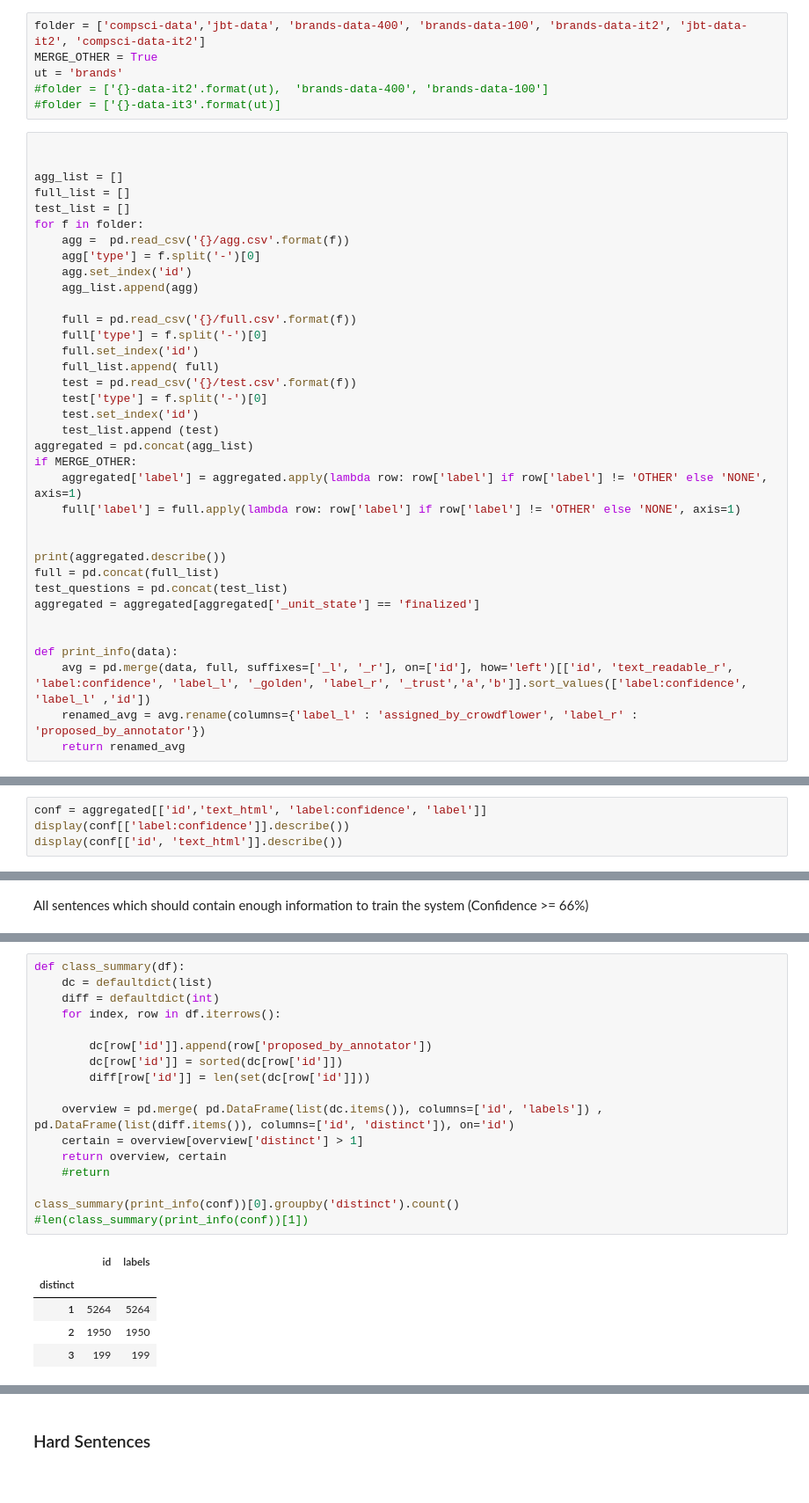
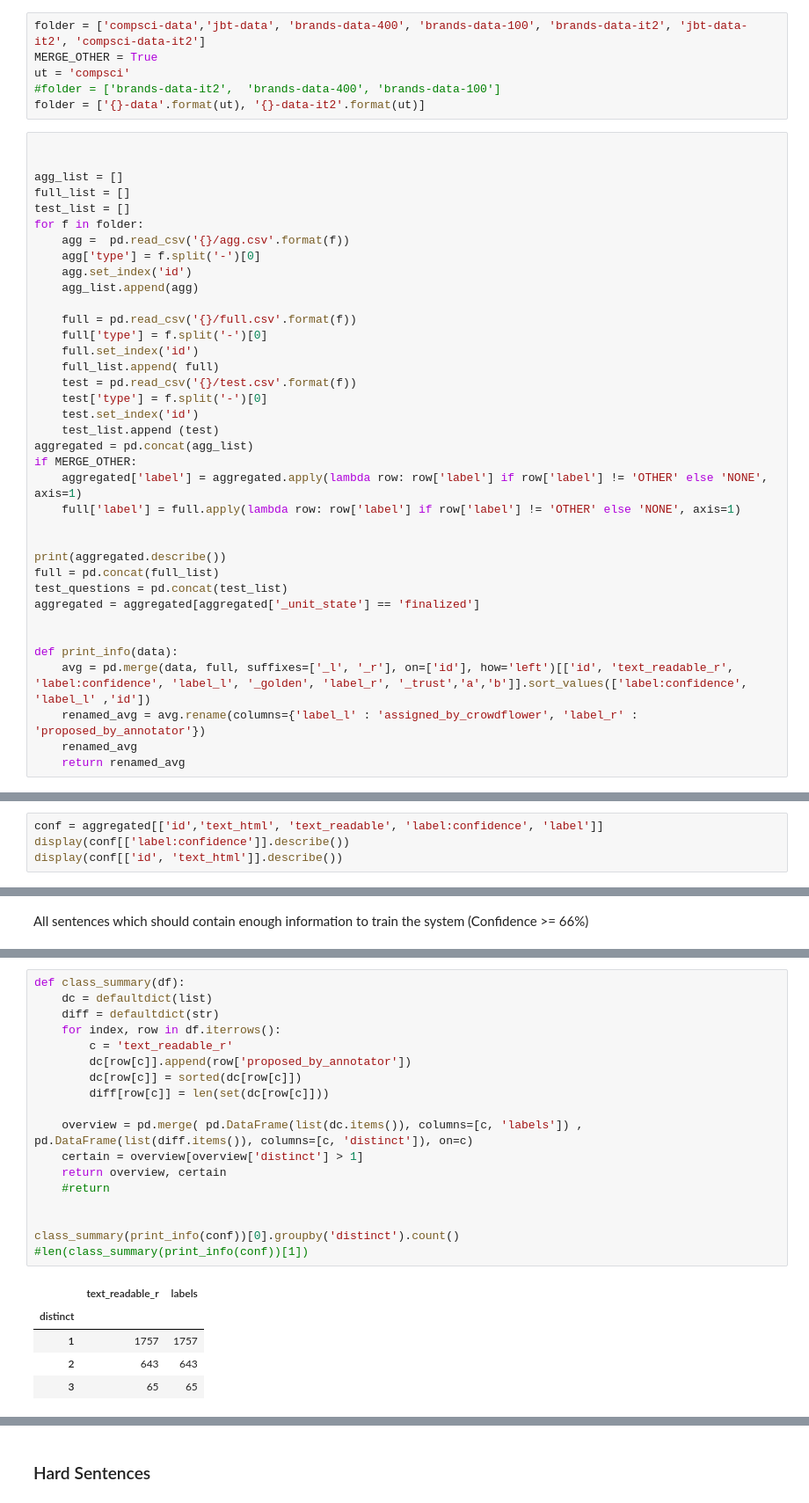
Before and after one commit to uhh-lt/comparative, a Jupyter notebook: 3. Crowdsourcing/3.3 Mainstudy/analysis/analyse-Copy1.ipynb, the cells around one changed output, grey strips where cells are left out. Shown: that part at 88% size. Saved outputs shown, nothing was run; the diff lists cells and outputs as text.

```diff
--- a/3. Crowdsourcing/3.3 Mainstudy/analysis/analyse-Copy1.ipynb
+++ b/3. Crowdsourcing/3.3 Mainstudy/analysis/analyse-Copy1.ipynb
@@ -13,9 +13,9 @@ set_matplotlib_formats('png','pdf')
 # %%
 folder = ['compsci-data','jbt-data', 'brands-data-400', 'brands-data-100', 'brands-data-it2', 'jbt-data-it2', 'compsci-data-it2']
 MERGE_OTHER = True
-ut = 'brands'
-#folder = ['{}-data-it2'.format(ut),  'brands-data-400', 'brands-data-100']
-#folder = ['{}-data-it3'.format(ut)]
+ut = 'compsci'
+#folder = ['brands-data-it2',  'brands-data-400', 'brands-data-100']
+folder = ['{}-data'.format(ut), '{}-data-it2'.format(ut)]
 # %%
 
 
@@ -51,5 +51,6 @@ aggregated = aggregated[aggregated['_unit_state'] == 'finalized']
 def print_info(data):
     avg = pd.merge(data, full, suffixes=['_l', '_r'], on=['id'], how='left')[['id', 'text_readable_r', 'label:confidence', 'label_l', '_golden', 'label_r', '_trust','a','b']].sort_values(['label:confidence', 'label_l' ,'id'])
     renamed_avg = avg.rename(columns={'label_l' : 'assigned_by_crowdflower', 'label_r' : 'proposed_by_annotator'})
+    renamed_avg
     return renamed_avg
 # %% [output]
@@ -93,7 +79,7 @@ test_i
 # %% [markdown]
 ### Quality
 # %%
-conf = aggregated[['id','text_html', 'label:confidence', 'label']]
+conf = aggregated[['id','text_html', 'text_readable', 'label:confidence', 'label']]
 display(conf[['label:confidence']].describe())
 display(conf[['id', 'text_html']].describe())
 # %% [output]
@@ -174,26 +160,27 @@ useable.describe()
 # %%
 def class_summary(df):
     dc = defaultdict(list)
-    diff = defaultdict(int)
+    diff = defaultdict(str)
     for index, row in df.iterrows():
+        c = 'text_readable_r'
+        dc[row[c]].append(row['proposed_by_annotator'])
+        dc[row[c]] = sorted(dc[row[c]])
+        diff[row[c]] = len(set(dc[row[c]]))
 
-        dc[row['id']].append(row['proposed_by_annotator'])
-        dc[row['id']] = sorted(dc[row['id']])
-        diff[row['id']] = len(set(dc[row['id']]))
-
-    overview = pd.merge( pd.DataFrame(list(dc.items()), columns=['id', 'labels']) , pd.DataFrame(list(diff.items()), columns=['id', 'distinct']), on='id')
+    overview = pd.merge( pd.DataFrame(list(dc.items()), columns=[c, 'labels']) , pd.DataFrame(list(diff.items()), columns=[c, 'distinct']), on=c)
     certain = overview[overview['distinct'] > 1]
     return overview, certain
     #return
 
+
 class_summary(print_info(conf))[0].groupby('distinct').count()
 #len(class_summary(print_info(conf))[1])
 # %% [output]
-|  | id | labels |
+|  | text_readable_r | labels |
 | distinct |  |  |
-| 1 | 5264 | 5264 |
-| 2 | 1950 | 1950 |
-| 3 | 199 | 199 |
+| 1 | 1757 | 1757 |
+| 2 | 643 | 643 |
+| 3 | 65 | 65 |
 # %%
 import re
 from collections import defaultdict
```
Also changed, not shown: parts of 15 cells of this notebook, 5 other files.
